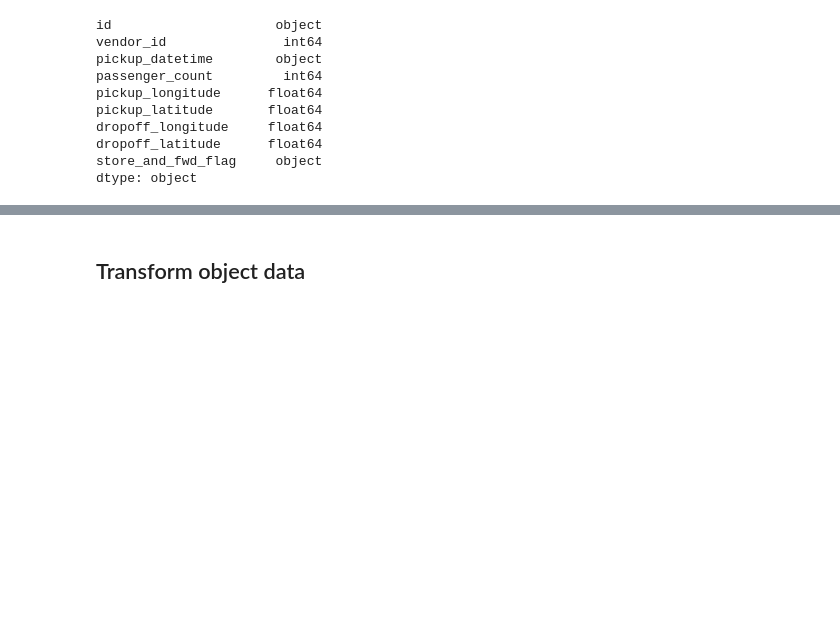
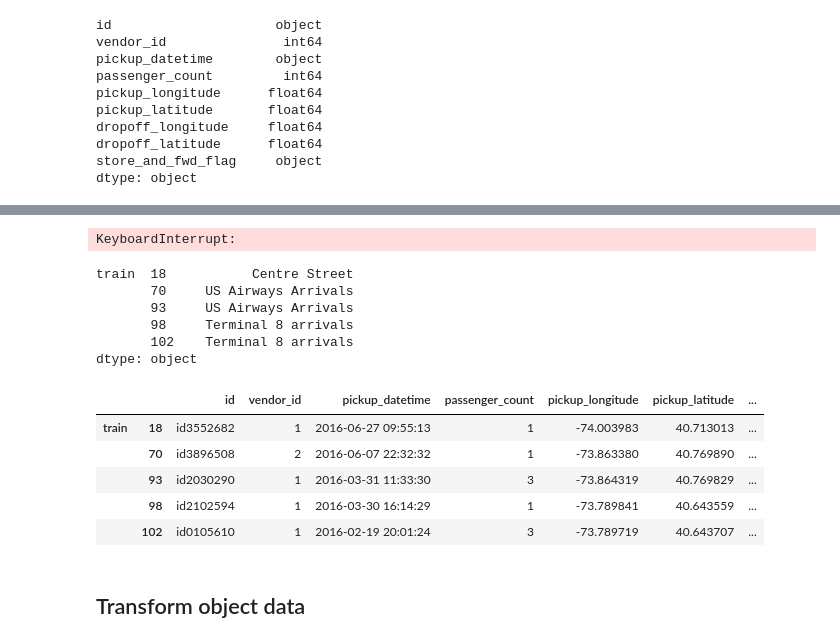
Before and after one commit to latuannetnam/kaggle, a Jupyter notebook: New York City Taxi Trip Duration/nb-taxi-trip-duration-v2-osrm.ipynb, the cells around one changed output, grey strips where cells are left out. Drawn from its saved outputs; the diff is of its cells as text; code cells hidden in the pictures; blank space fills up the shorter version.

```diff
--- a/New York City Taxi Trip Duration/nb-taxi-trip-duration-v2-osrm.ipynb
+++ b/New York City Taxi Trip Duration/nb-taxi-trip-duration-v2-osrm.ipynb
@@ -248,0 +304,5 @@ dtype: object
+# %%
+def fill_start_street_null(data_not_null, row):
+    near_location = data_not_null[(data_not_null[col_lon] >= row[col_lon]) & (
+        data_not_null[col_lat] >= row[col_lat])]
+    return near_location[:1][col].values[0]
@@ -248,0 +318,8 @@ dtype: object
+# %%
+for i in range(data.shape[0]):
+    row = data.iloc[i]
+    if pd.isnull(row[col]):
+        print(i, row[col])
+    print(row)
+    if i>10:
+        break
@@ -248,0 +344,22 @@ dtype: object
+# %%
+data_tf = data_null.apply(lambda row: fill_start_street_null(data_not_null, row), axis=1)
+# %% [output]
+KeyboardInterrupt:
+# %%
+data_tf[:5]
+# %% [output]
+train  18           Centre Street
+       70     US Airways Arrivals
+       93     US Airways Arrivals
+       98     Terminal 8 arrivals
+       102    Terminal 8 arrivals
+dtype: object
+# %%
+combine_data['starting_street'].update(data_tf)
+# %% [output]
+|  |  | id | vendor_id | pickup_datetime | passenger_count | pickup_longitude | pickup_latitude | ... |
+| train | 18 | id3552682 | 1 | 2016-06-27 09:55:13 | 1 | -74.003983 | 40.713013 | ... |
+|  | 70 | id3896508 | 2 | 2016-06-07 22:32:32 | 1 | -73.863380 | 40.769890 | ... |
+|  | 93 | id2030290 | 1 | 2016-03-31 11:33:30 | 3 | -73.864319 | 40.769829 | ... |
+|  | 98 | id2102594 | 1 | 2016-03-30 16:14:29 | 1 | -73.789841 | 40.643559 | ... |
+|  | 102 | id0105610 | 1 | 2016-02-19 20:01:24 | 3 | -73.789719 | 40.643707 | ... |
```
Also changed, not shown: parts of 17 cells of this notebook, 1 other file.
